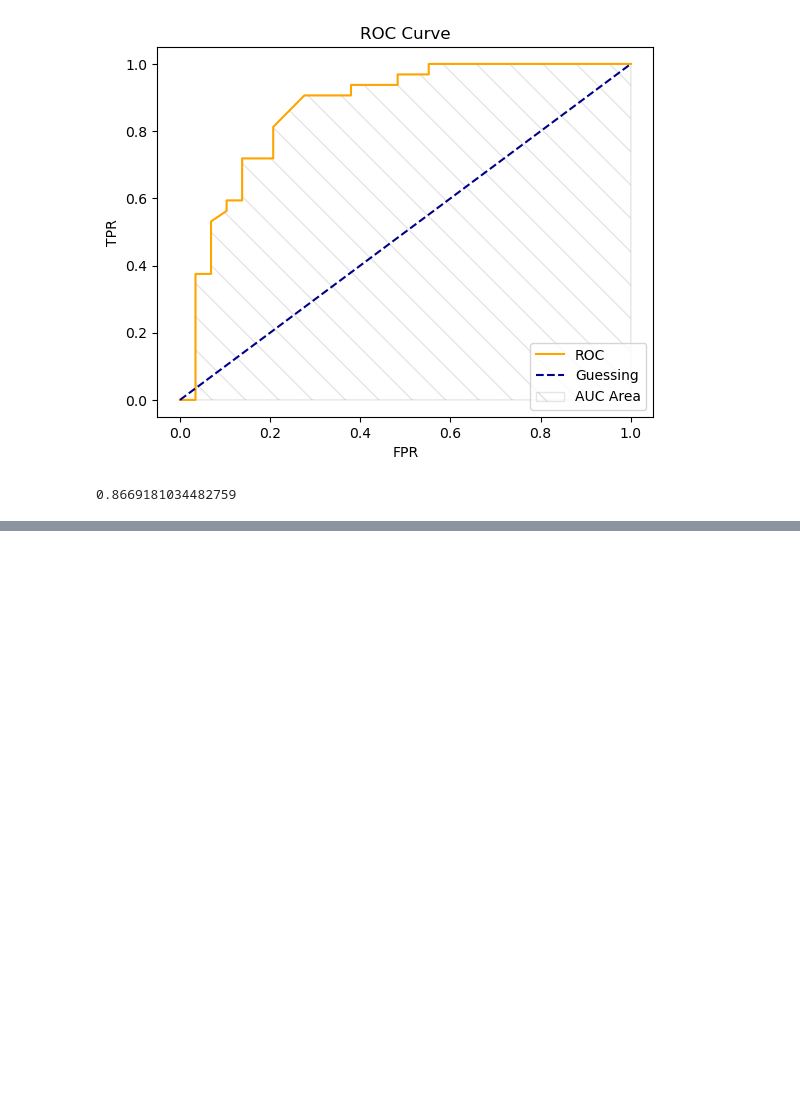
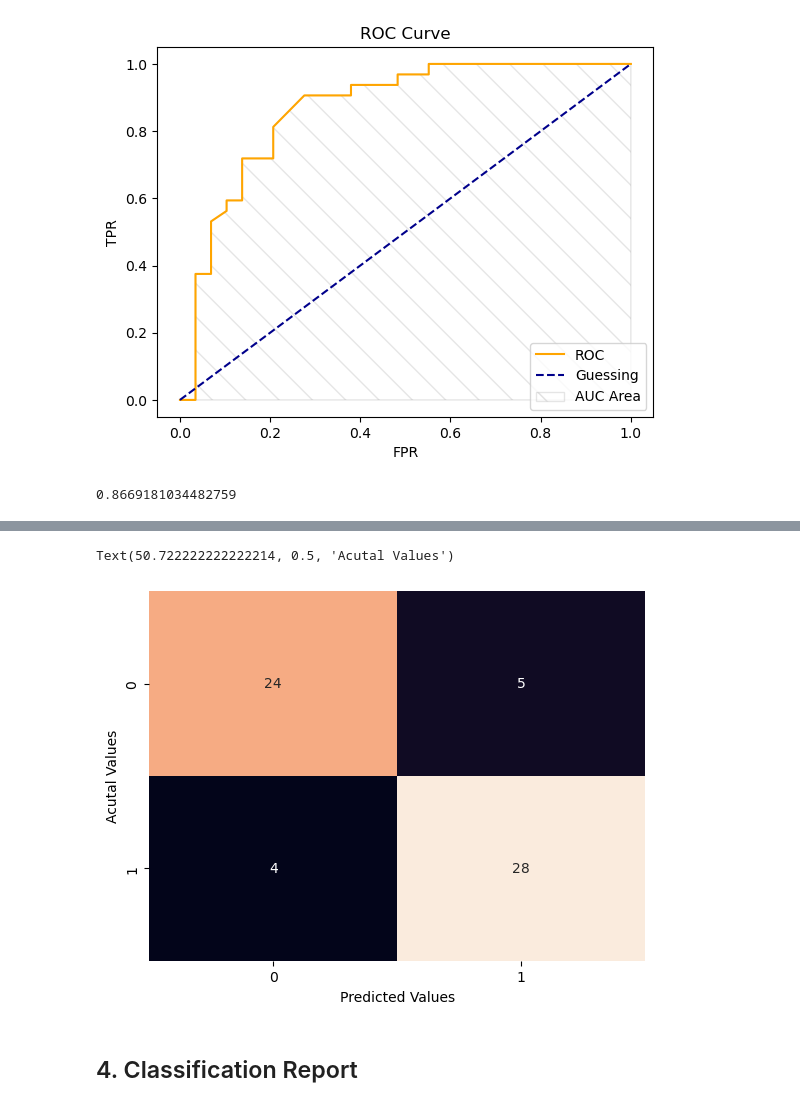
Before and after one commit to s-shifat/ml-notebooks, a Jupyter notebook: 3. Model Evaluation.ipynb, the cells around one changed output, grey strips where cells are left out. Saved outputs shown, nothing was run; the diff lists cells and outputs as text; code cells hidden in the pictures; blank space fills up the shorter version.

Commit message:
Confusion matrix | 3. Model Evaluation

```diff
--- a/3. Model Evaluation.ipynb
+++ b/3. Model Evaluation.ipynb
@@ -402,0 +422,11 @@ y_test.size
+# %%
+import seaborn as sns
+
+sns.heatmap(confusion_matrix(y_test, y_pred), annot=True, cbar=False)
+plt.xlabel("Predicted Values")
+plt.ylabel("Acutal Values")
+# %% [output]
+Text(50.722222222222214, 0.5, 'Acutal Values')
+[figure, added]
+# %% [markdown]
+## 4. Classification Report
```
Also changed, not shown: parts of 28 cells of this notebook.
